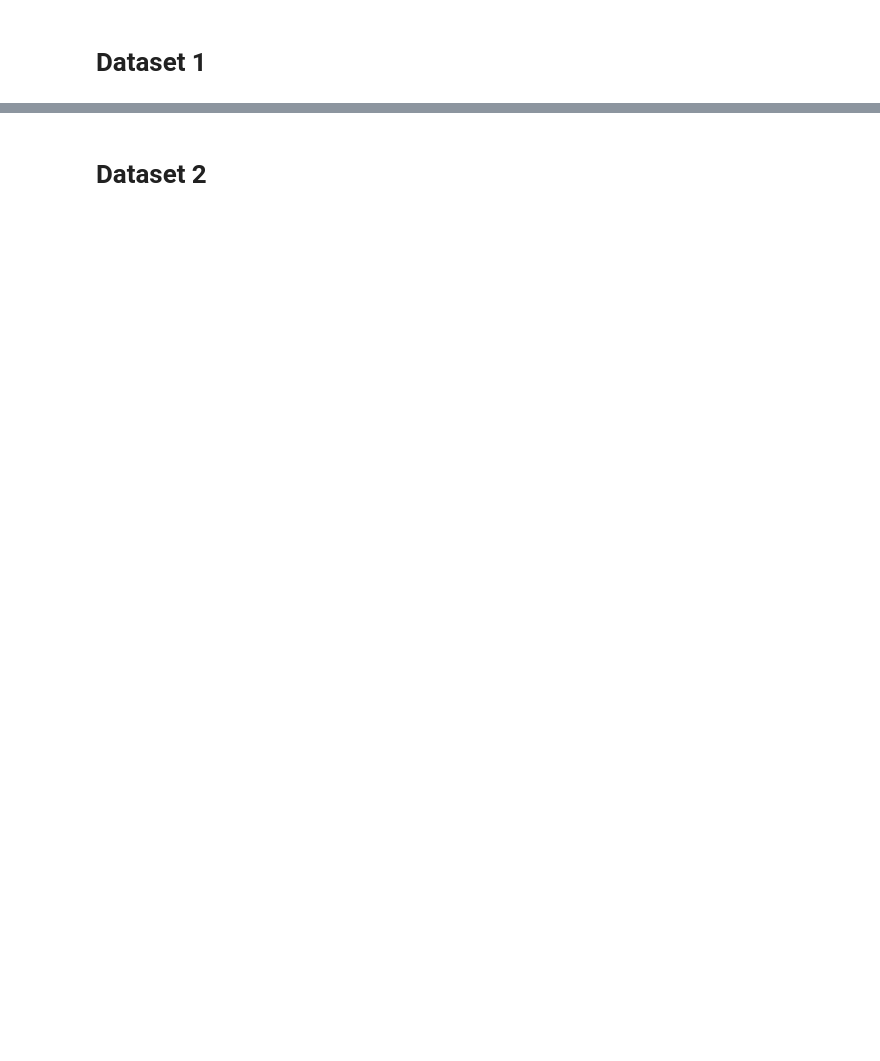
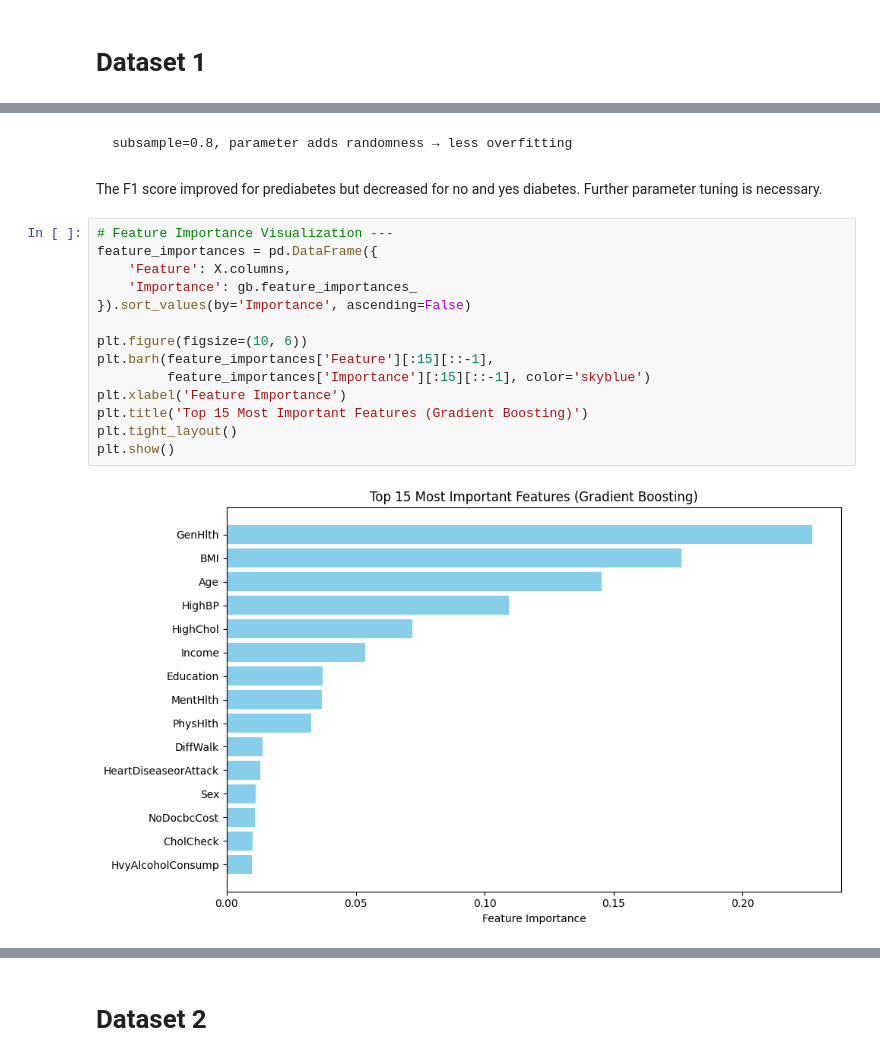
Before and after one commit to rain-dimen/Data-Science-Capstone_Fall-2025_Milestone-2, a Jupyter notebook: OMDS-Capstone-Week9-Dimen-Rain.ipynb, the cells around one changed output, grey strips where cells are left out. Saved outputs shown, nothing was run; the diff lists cells and outputs as text; blank space fills up the shorter version.

```diff
--- a/OMDS-Capstone-Week9-Dimen-Rain.ipynb
+++ b/OMDS-Capstone-Week9-Dimen-Rain.ipynb
@@ -46 +183,21 @@ SVM
+# %% [markdown]
+    subsample=0.8, parameter adds randomness → less overfitting
+# %% [markdown]
+The F1 score improved for prediabetes but decreased for no and yes diabetes. Further parameter tuning is necessary.
+# %%
+# Feature Importance Visualization ---
+feature_importances = pd.DataFrame({
+    'Feature': X.columns,
+    'Importance': gb.feature_importances_
+}).sort_values(by='Importance', ascending=False)
+
+plt.figure(figsize=(10, 6))
+plt.barh(feature_importances['Feature'][:15][::-1],
+         feature_importances['Importance'][:15][::-1], color='skyblue')
+plt.xlabel('Feature Importance')
+plt.title('Top 15 Most Important Features (Gradient Boosting)')
+plt.tight_layout()
+plt.show()
+# %% [output]
+[figure, added]
 # %%
```
Also changed, not shown: parts of 28 cells of this notebook.
